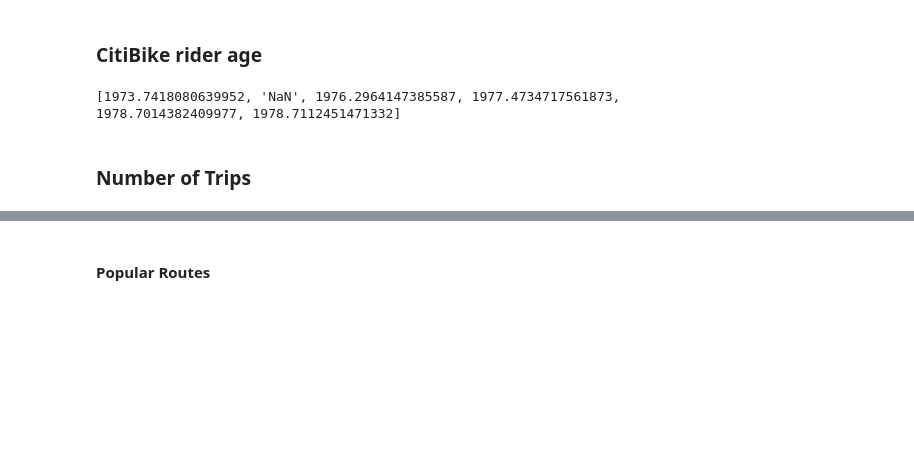
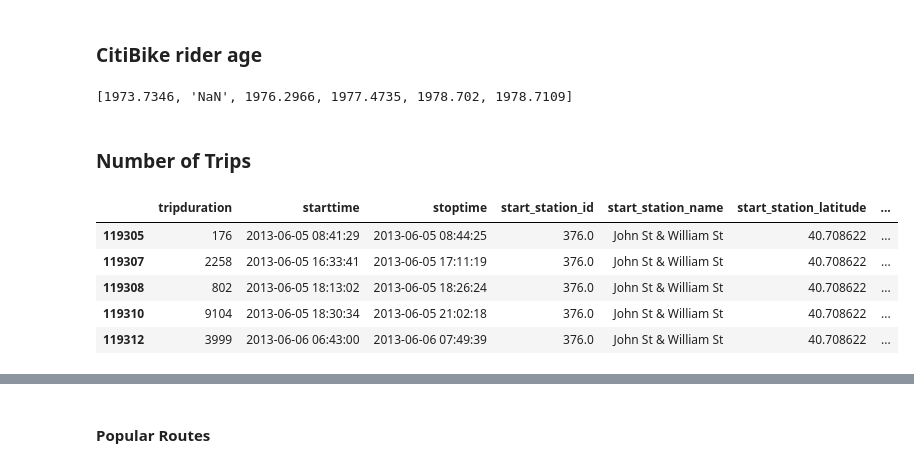
Before and after one commit to dvignoles/nyc-transpo, a Jupyter notebook: nyc_transpo.ipynb, the cells around one changed output, grey strips where cells are left out. Saved outputs shown, nothing was run; the diff lists cells and outputs as text; code cells hidden in the pictures; blank space fills up the shorter version.

```diff
--- a/nyc_transpo.ipynb
+++ b/nyc_transpo.ipynb
@@ -510,18 +244,27 @@ df_taxi_2013.reset_index().plot(kind='scatter', x='index', y='tripduration')
 
 citi_avg_age = []
 
-citi_avg_age.append(df_bike_2013["birth year"].mean())
+citi_avg_age.append(df_bike_2013["birth_year"].mean())
 citi_avg_age.append("NaN")
-citi_avg_age.append(df_bike_2015["birth year"].mean())
-citi_avg_age.append(df_bike_2016["birth year"].mean())
-citi_avg_age.append(df_bike_2017["birth year"].mean())
-citi_avg_age.append(df_bike_2018["birth year"].mean())
+citi_avg_age.append(df_bike_2015["birth_year"].mean())
+citi_avg_age.append(df_bike_2016["birth_year"].mean())
+citi_avg_age.append(df_bike_2017["birth_year"].mean())
+citi_avg_age.append(df_bike_2018["birth_year"].mean())
 
 print(citi_avg_age)
 # %% [output]
-[1973.7418080639952, 'NaN', 1976.2964147385587, 1977.4734717561873, 1978.7014382409977, 1978.7112451471332]
+[1973.7346, 'NaN', 1976.2966, 1977.4735, 1978.702, 1978.7109]
 # %% [markdown]
 ### Number of Trips
+# %%
+df_bike_2013.tail(5)
+# %% [output]
+|  | tripduration | starttime | stoptime | start_station_id | start_station_name | start_station_latitude | ... |
+| 119305 | 176 | 2013-06-05 08:41:29 | 2013-06-05 08:44:25 | 376.0 | John St & William St | 40.708622 | ... |
+| 119307 | 2258 | 2013-06-05 16:33:41 | 2013-06-05 17:11:19 | 376.0 | John St & William St | 40.708622 | ... |
+| 119308 | 802 | 2013-06-05 18:13:02 | 2013-06-05 18:26:24 | 376.0 | John St & William St | 40.708622 | ... |
+| 119310 | 9104 | 2013-06-05 18:30:34 | 2013-06-05 21:02:18 | 376.0 | John St & William St | 40.708622 | ... |
+| 119312 | 3999 | 2013-06-06 06:43:00 | 2013-06-06 07:49:39 | 376.0 | John St & William St | 40.708622 | ... |
 # %%
 # Using .loc everywhere here to try to remove the SettingsWithCopyWarning, but still happens unfortunately. No idea how to fix
 df_taxi_2013.loc[:,'day'] = df_taxi_2013.loc[:,'pickup_datetime'].map(lambda date: date.strftime('%d (%a)'))
```
Also changed, not shown: parts of 45 cells of this notebook, 8 other files.
